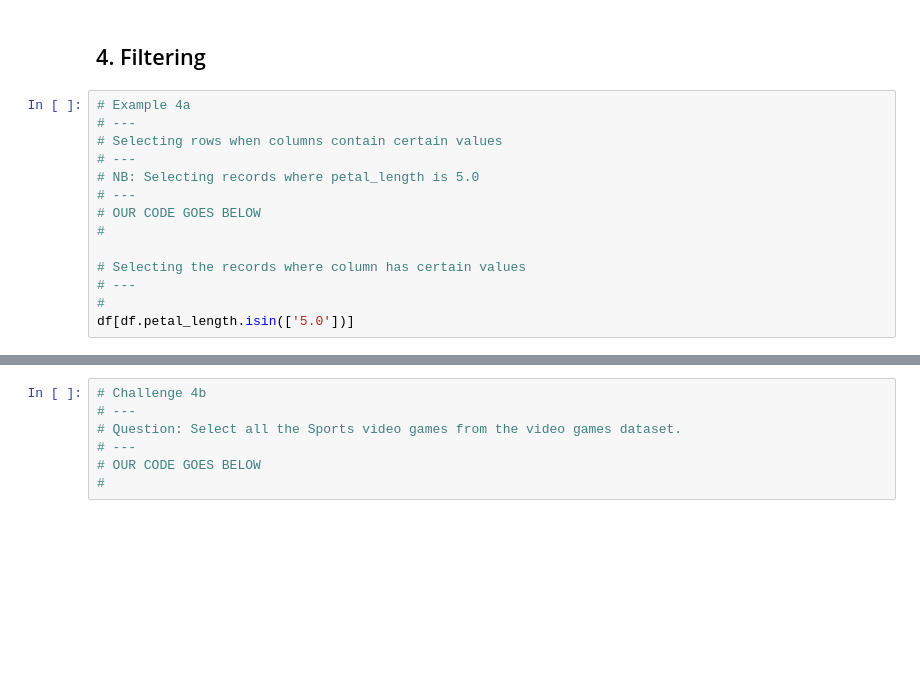
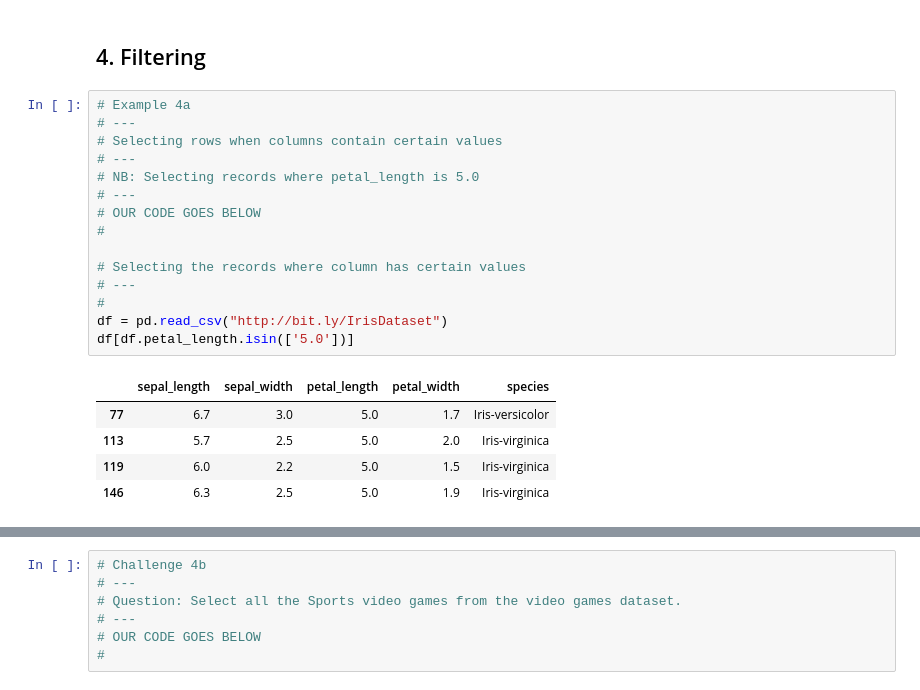
Before and after one commit to otatips/Data-Wrangling-with-Python-Theory, a Jupyter notebook: Copy_of_Practice_Notebook_Data_Wrangling_with_Python.ipynb, the cells around one changed output, grey strips where cells are left out. Drawn from its saved outputs; the diff is of its cells as text; blank space fills up the shorter version.

```diff
--- a/Copy_of_Practice_Notebook_Data_Wrangling_with_Python.ipynb
+++ b/Copy_of_Practice_Notebook_Data_Wrangling_with_Python.ipynb
@@ -384,17 +413,24 @@ df.shape
 # %%
 # Example 4a
 # ---
 # Selecting rows when columns contain certain values
 # ---
 # NB: Selecting records where petal_length is 5.0
 # ---
 # OUR CODE GOES BELOW
 #
 
 # Selecting the records where column has certain values
 # ---
 #
+df = pd.read_csv("http://bit.ly/IrisDataset")
 df[df.petal_length.isin(['5.0'])]
+# %% [output]
+|  | sepal_length | sepal_width | petal_length | petal_width | species |
+| 77 | 6.7 | 3.0 | 5.0 | 1.7 | Iris-versicolor |
+| 113 | 5.7 | 2.5 | 5.0 | 2.0 | Iris-virginica |
+| 119 | 6.0 | 2.2 | 5.0 | 1.5 | Iris-virginica |
+| 146 | 6.3 | 2.5 | 5.0 | 1.9 | Iris-virginica |
 # %%
 # Challenge 4a
 # ---
```
Also changed, not shown: parts of 6 cells of this notebook.
